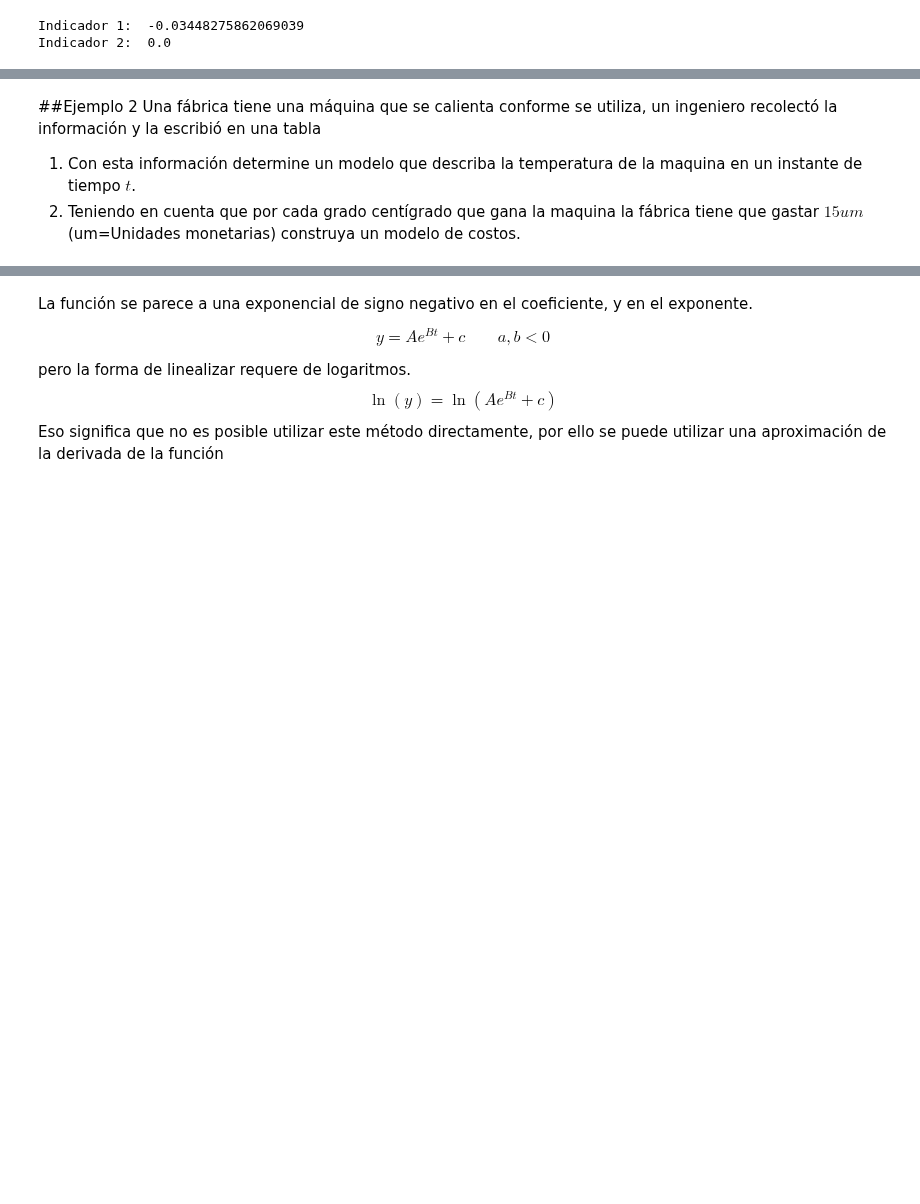
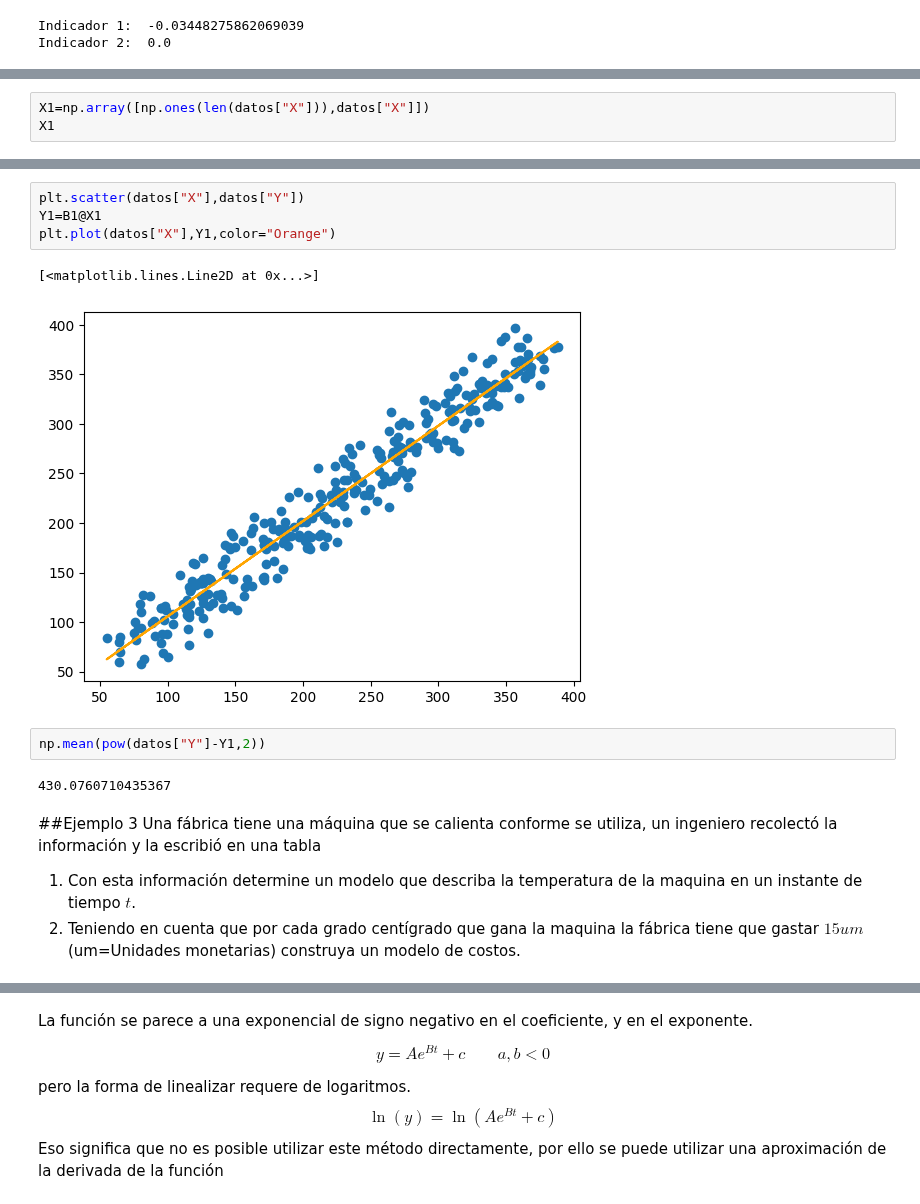
Before and after one commit to ACMUD/PyGroupIA, a Jupyter notebook: Clase 3_ Librerias.ipynb, the cells around one changed output, grey strips where cells are left out. Drawn from its saved outputs; the diff is of its cells as text; blank space fills up the shorter version.

```diff
--- a/Clase 3_ Librerias.ipynb
+++ b/Clase 3_ Librerias.ipynb
@@ -411,0 +408,3 @@ Indicador 2:  0.0
+# %%
+X1=np.array([np.ones(len(datos["X"])),datos["X"]])
+X1
@@ -412,5 +416,16 @@ Indicador 2:  0.0
+# %%
+plt.scatter(datos["X"],datos["Y"])
+Y1=B1@X1
+plt.plot(datos["X"],Y1,color="Orange")
+# %% [output]
+[<matplotlib.lines.Line2D at 0x...>]
+[figure, added]
+# %%
+np.mean(pow(datos["Y"]-Y1,2))
+# %% [output]
+430.0760710435367
 # %% [markdown]
-##Ejemplo 2
+##Ejemplo 3
 Una fábrica tiene una máquina que se calienta conforme se utiliza, un ingeniero recolectó la información y la escribió en una tabla
 
 1. Con esta información determine un modelo que describa la temperatura de la maquina en un instante de tiempo $t$.
```
Also changed, not shown: parts of 24 cells of this notebook.
